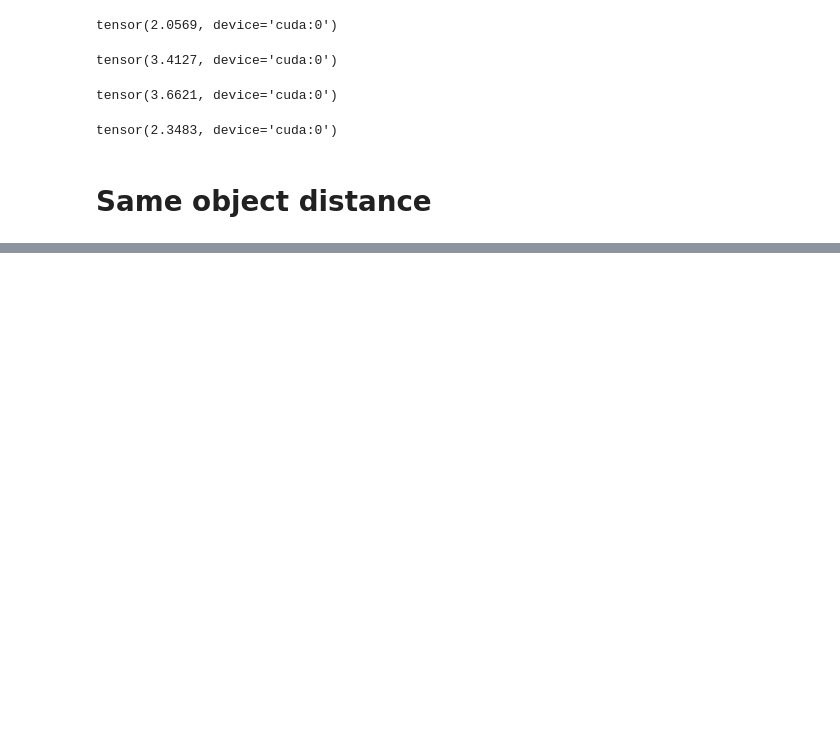
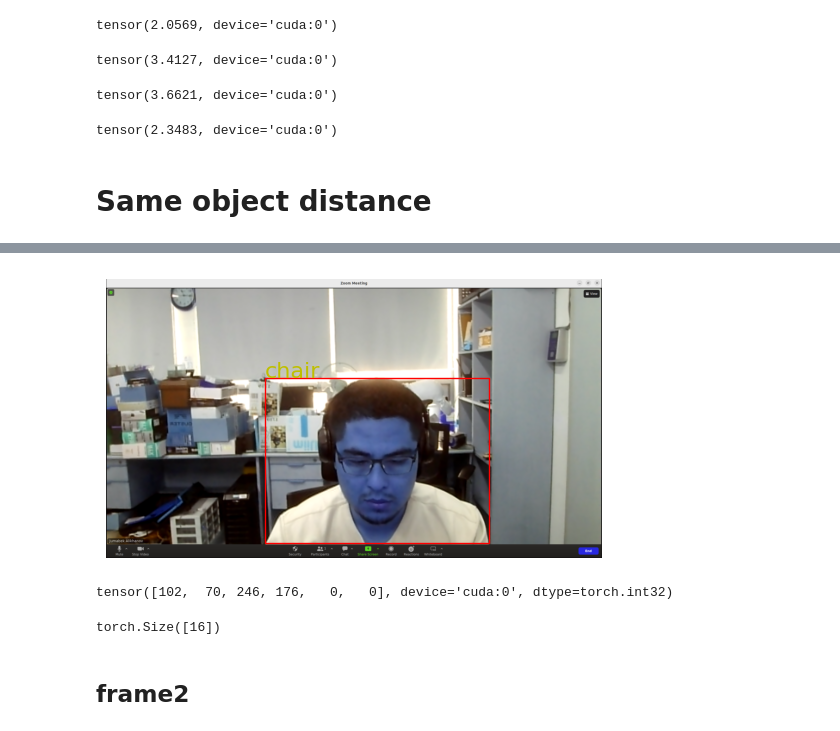
Before and after one commit to Jumabek/luqmon_tracking, a Jupyter notebook: examples/notebook.ipynb, the cells around one changed output, grey strips where cells are left out. Cells and saved outputs as stored; diff of their text form; code cells hidden in the pictures; blank space fills up the shorter version.

```diff
--- a/examples/notebook.ipynb
+++ b/examples/notebook.ipynb
@@ -109,16 +114,13 @@ predictor.args.device = select_device(args['device'])
 # setup source and model
 if not predictor.model:
     predictor.setup_model(model=model.model, verbose=False)
-predictor.setup_source(predictor.args.source)
+
+predictor.setup_source(
+    '/home/juma/code/luqmon_tracking/examples/aiworkspace.jpg')
 
 predictor.args.imgsz = check_imgsz(
     predictor.args.imgsz, stride=model.model.stride, min_dim=2)  # check image size
-predictor.save_dir = increment_path(Path(
-    predictor.args.project) / predictor.args.name, exist_ok=predictor.args.exist_ok)
 
-# Check if save_dir/ label file exists
-if predictor.args.save or predictor.args.save_txt:
-    (predictor.save_dir / 'labels' if predictor.args.save_txt else predictor.save_dir).mkdir(parents=True, exist_ok=True)
 # Warmup model
 if not predictor.done_warmup:
     predictor.model.warmup(imgsz=(
@@ -261,0 +371,41 @@ tensor(2.3483, device='cuda:0')
+# %%
+# Define the bounding box coordinates
+import matplotlib.patches as patches
+from matplotlib import pyplot as plt
+
+# Create a figure and axes
+fig, ax = plt.subplots(1)
+ax.imshow(im0s[0])
+
+boxes = predictor.results[0].boxes.data.cpu().numpy()
+class_ids = [56, 58, 56, 58]
+class_labels = [predictor.results[0].names[i] for i in class_ids]
+
+# Plot the bounding boxes with class labels
+for box, label in zip(boxes, class_labels):
+    x_min, y_min, x_max, y_max = box[:4]
+    width = x_max - x_min
+    height = y_max - y_min
+    rect = patches.Rectangle(
+        (x_min, y_min), width, height, linewidth=1, edgecolor='r', facecolor='none')
+    ax.add_patch(rect)
+    ax.text(x_min, y_min, str(label), color='y', fontsize=16)
+
+# Display the image with bounding boxes
+plt.axis('off')
+plt.show()
+# %% [output]
+[figure, added]
+# %%
+predictor.results[0].feature_map_boxes[0][0].int()
+# %% [output]
+tensor([102,  70, 246, 176,   0,   0], device='cuda:0', dtype=torch.int32)
+# %%
+x_min, y_min, x_max, y_max, score, cls_id = predictor.results[0].feature_map_boxes[0][0].int(
+)
+juma1 = feature_map[0, :, y_min:y_max, x_min:x_max].mean(dim=(1, 2))
+juma1.shape
+# %% [output]
+torch.Size([16])
+# %% [markdown]
+## frame2
```
Also changed, not shown: parts of 13 cells of this notebook.
